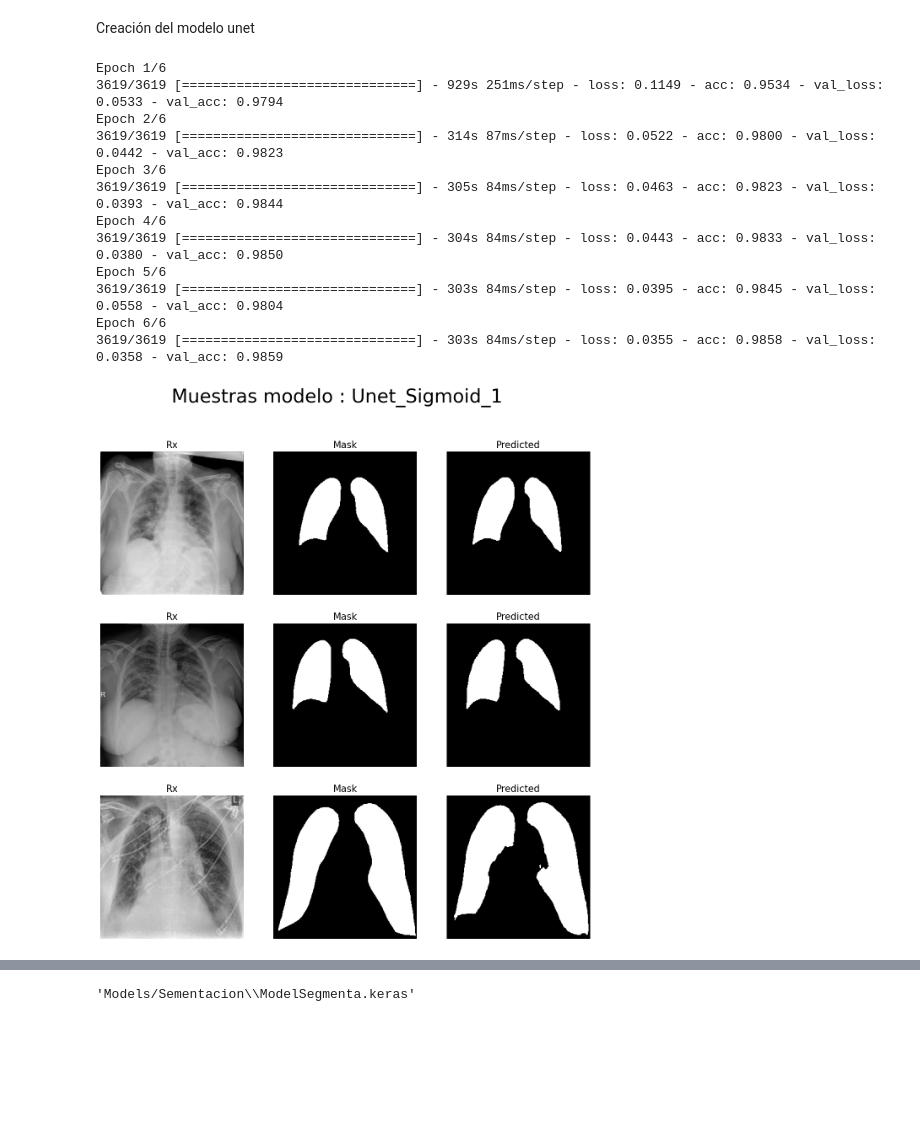
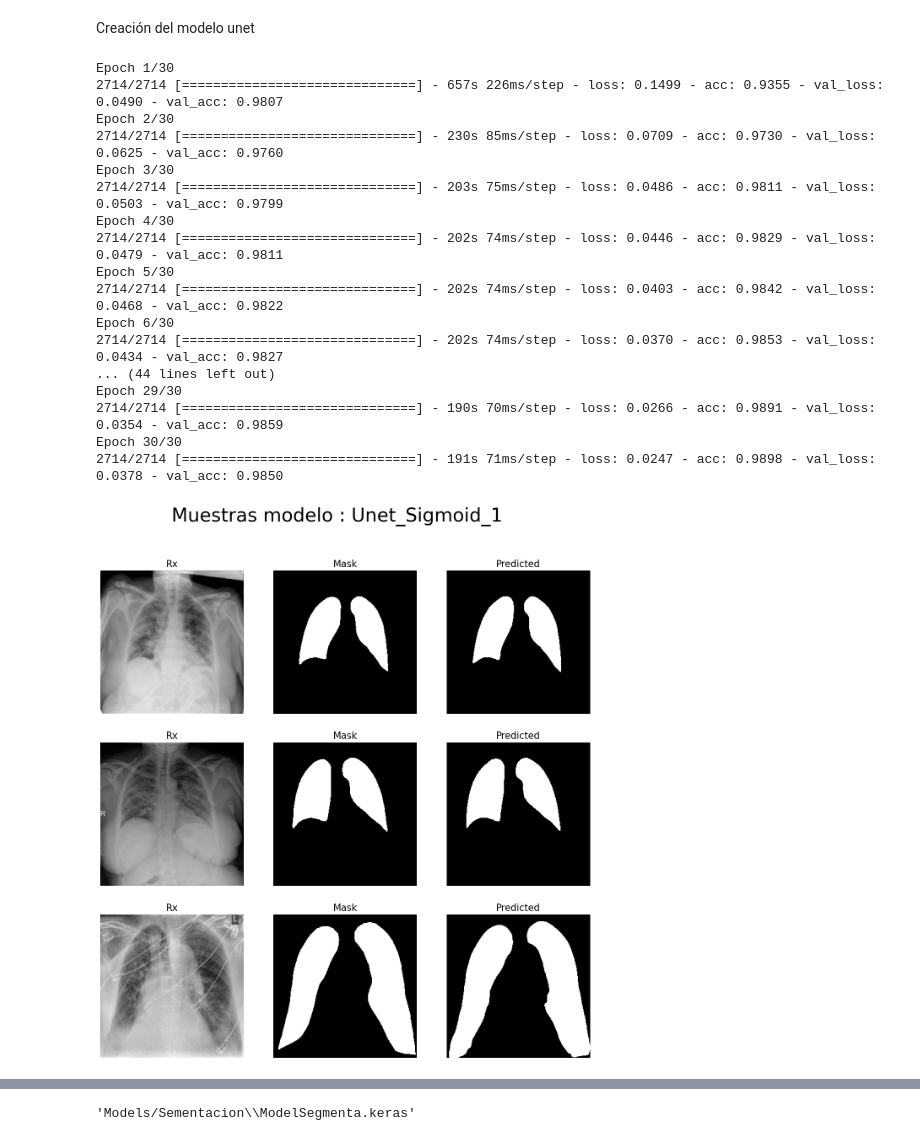
Before and after one commit to JardiGarci/CovidClassification, a Jupyter notebook: TrainingUnet.ipynb, the cells around one changed output, grey strips where cells are left out. Cells and saved outputs as stored; diff of their text form; code cells hidden in the pictures; blank space fills up the shorter version.

```diff
--- a/TrainingUnet.ipynb
+++ b/TrainingUnet.ipynb
@@ -77,11 +77,11 @@ model_name_all = []
 # %%
 model_name =  'Unet_Sigmoid_1'      # Nombre del modelo
 image_size = 256                    # Tamano de las imágenes
-batch_size = 6                      # Tamano del batch
+batch_size = 8                      # Tamano del batch
 f = [64, 128, 256, 512, 1024]       # Numéro de capas convolucionales
 activation = 'sigmoid'              # Función de activación
 adam_value = 0.00005                # Valor Adam
-epochs = 6                         # Número de épocas
+epochs = 30                         # Número de épocas
 Adam = keras.optimizers.Adam(learning_rate=adam_value)
 
 # Generación de datos a partir de función
@@ -120,46 +120,51 @@ my_file.write(f" Valor Adam : {adam_value:,.6f}\n")
 my_file.write(f" Tiempo de entrenamiento : {fin-inicio:,.2f} segundos\n")
 my_file.write(f" Valor de precisión en el conjunto de validación : {history.history['val_acc'][-1]} \n")
 my_file.write(f" Valor de perdida en el conjunto de validación : {history.history['val_loss'][-1]} \n")
 my_file.close()
 
 # Imagen con ejemplos de predicciones
 plt.figure(figsize= [15,15])
 plt.suptitle(f"Muestras modelo : {model_name}", fontsize = 32)
 for i in range(3):
     x,y = train_gen.__getitem__(i)
     y_predicted = model.predict(x,verbose = 0)
 
     plt.subplot( 3 , 3 , i * 3 + 1)
     plt.axis("off")
     plt.title("Rx", fontsize = 16)
     plt.imshow(x[0,:,:,0], cmap="gray")
 
     plt.subplot( 3 , 3 , i * 3 + 2)
     plt.axis("off")
     plt.title("Mask", fontsize = 16)
     plt.imshow(y[0,:,:,0], cmap="gray")
 
     plt.subplot( 3 , 3 , i * 3 + 3)
     plt.axis("off")
     plt.title("Predicted", fontsize = 16)
     plt.imshow(y_predicted[0,:,:,0] > 0.5, cmap="gray")
 
 path_save_img = os.path.join(path_save, model_name + '.png') # Guardado del modelo
 plt.savefig(path_save_img, bbox_inches='tight')
 # %% [output]
-Epoch 1/6
-3619/3619 [==============================] - 929s 251ms/step - loss: 0.1149 - acc: 0.9534 - val_loss: 0.0533 - val_acc: 0.9794
-Epoch 2/6
-3619/3619 [==============================] - 314s 87ms/step - loss: 0.0522 - acc: 0.9800 - val_loss: 0.0442 - val_acc: 0.9823
-Epoch 3/6
-3619/3619 [==============================] - 305s 84ms/step - loss: 0.0463 - acc: 0.9823 - val_loss: 0.0393 - val_acc: 0.9844
-Epoch 4/6
-3619/3619 [==============================] - 304s 84ms/step - loss: 0.0443 - acc: 0.9833 - val_loss: 0.0380 - val_acc: 0.9850
-Epoch 5/6
-3619/3619 [==============================] - 303s 84ms/step - loss: 0.0395 - acc: 0.9845 - val_loss: 0.0558 - val_acc: 0.9804
-Epoch 6/6
-3619/3619 [==============================] - 303s 84ms/step - loss: 0.0355 - acc: 0.9858 - val_loss: 0.0358 - val_acc: 0.9859
+Epoch 1/30
+2714/2714 [==============================] - 657s 226ms/step - loss: 0.1499 - acc: 0.9355 - val_loss: 0.0490 - val_acc: 0.9807
+Epoch 2/30
+2714/2714 [==============================] - 230s 85ms/step - loss: 0.0709 - acc: 0.9730 - val_loss: 0.0625 - val_acc: 0.9760
+Epoch 3/30
+2714/2714 [==============================] - 203s 75ms/step - loss: 0.0486 - acc: 0.9811 - val_loss: 0.0503 - val_acc: 0.9799
+Epoch 4/30
+2714/2714 [==============================] - 202s 74ms/step - loss: 0.0446 - acc: 0.9829 - val_loss: 0.0479 - val_acc: 0.9811
+Epoch 5/30
+2714/2714 [==============================] - 202s 74ms/step - loss: 0.0403 - acc: 0.9842 - val_loss: 0.0468 - val_acc: 0.9822
+Epoch 6/30
+2714/2714 [==============================] - 202s 74ms/step - loss: 0.0370 - acc: 0.9853 - val_loss: 0.0434 - val_acc: 0.9827
+... (44 lines left out)
+Epoch 29/30
+2714/2714 [==============================] - 190s 70ms/step - loss: 0.0266 - acc: 0.9891 - val_loss: 0.0354 - val_acc: 0.9859
+Epoch 30/30
+2714/2714 [==============================] - 191s 71ms/step - loss: 0.0247 - acc: 0.9898 - val_loss: 0.0378 - val_acc: 0.9850
-[figure, old version]
+[figure, new version]
 # %%
 model_name =  'Unet_Sigmoid_2'   # Nombre del modelo
 image_size = 256                    # Tamano de las imágenes
```
Also changed, not shown: parts of 5 cells of this notebook.
